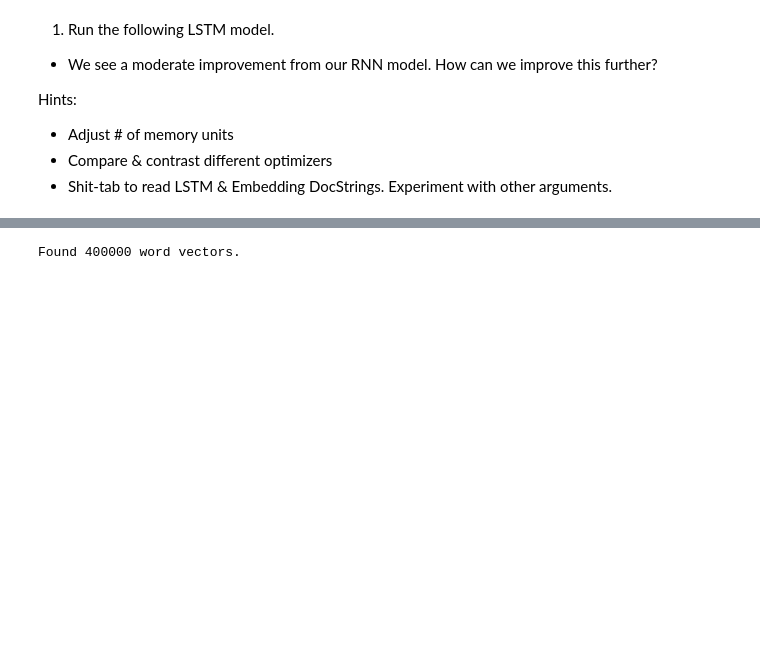
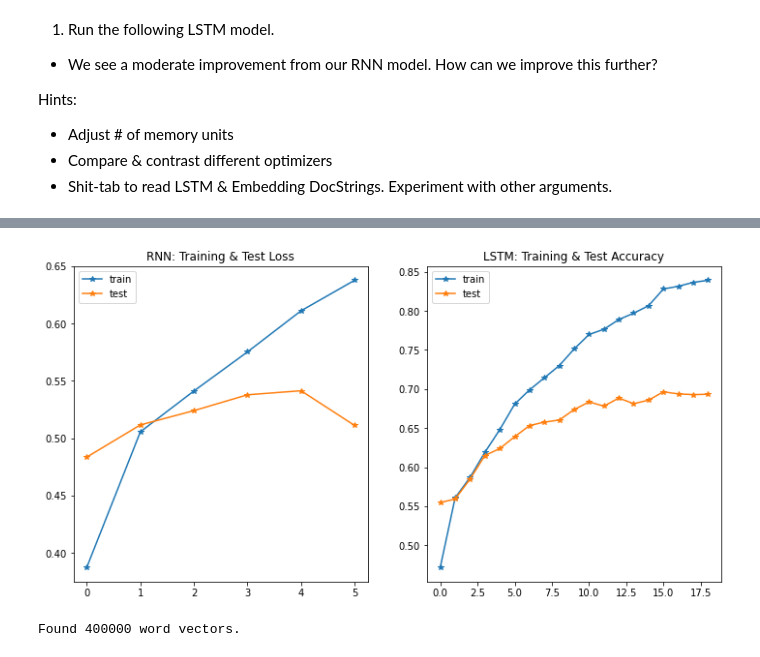
Before and after one commit to julialintern/Intro_to_Deep_Learning, a Jupyter notebook: 03_RNNs_LSTMs_.ipynb, the cells around one changed output, grey strips where cells are left out. Drawn from its saved outputs; the diff is of its cells as text; code cells hidden in the pictures; blank space fills up the shorter version.

```diff
--- a/03_RNNs_LSTMs_.ipynb
+++ b/03_RNNs_LSTMs_.ipynb
@@ -304,14 +311,14 @@ Epoch 19/20
 # visualize training process
 fig,ax=plt.subplots(1,2,figsize=(12,6))
 
-ax[0].plot(range(len(fit2.history['acc'])),fit2.history['acc'],marker='*',label='train')
-ax[0].plot(range(len(fit2.history['acc'])),fit2.history['val_acc'],marker='*',label='test')
+ax[0].plot(range(len(fit2.history['accuracy'])),fit2.history['accuracy'],marker='*',label='train')
+ax[0].plot(range(len(fit2.history['accuracy'])),fit2.history['val_accuracy'],marker='*',label='test')
 ax[0].set_title('RNN: Training & Test Loss')
 ax[0].legend();
 
 
-ax[1].plot(range(len(fit3.history['acc'])),fit3.history['acc'],marker='*',label='train')
-ax[1].plot(range(len(fit3.history['acc'])),fit3.history['val_acc'],marker='*',label='test')
+ax[1].plot(range(len(fit3.history['accuracy'])),fit3.history['accuracy'],marker='*',label='train')
+ax[1].plot(range(len(fit3.history['accuracy'])),fit3.history['val_accuracy'],marker='*',label='test')
 ax[1].set_title('LSTM: Training & Test Accuracy')
 ax[1].legend();
 # %% [output]
@@ -319,3 +325,4 @@ ax[1].legend();
+[figure, added]
 # %%
 # add pretrained Embedding
 
```
Also changed, not shown: parts of 18 cells of this notebook, 2 other files.
